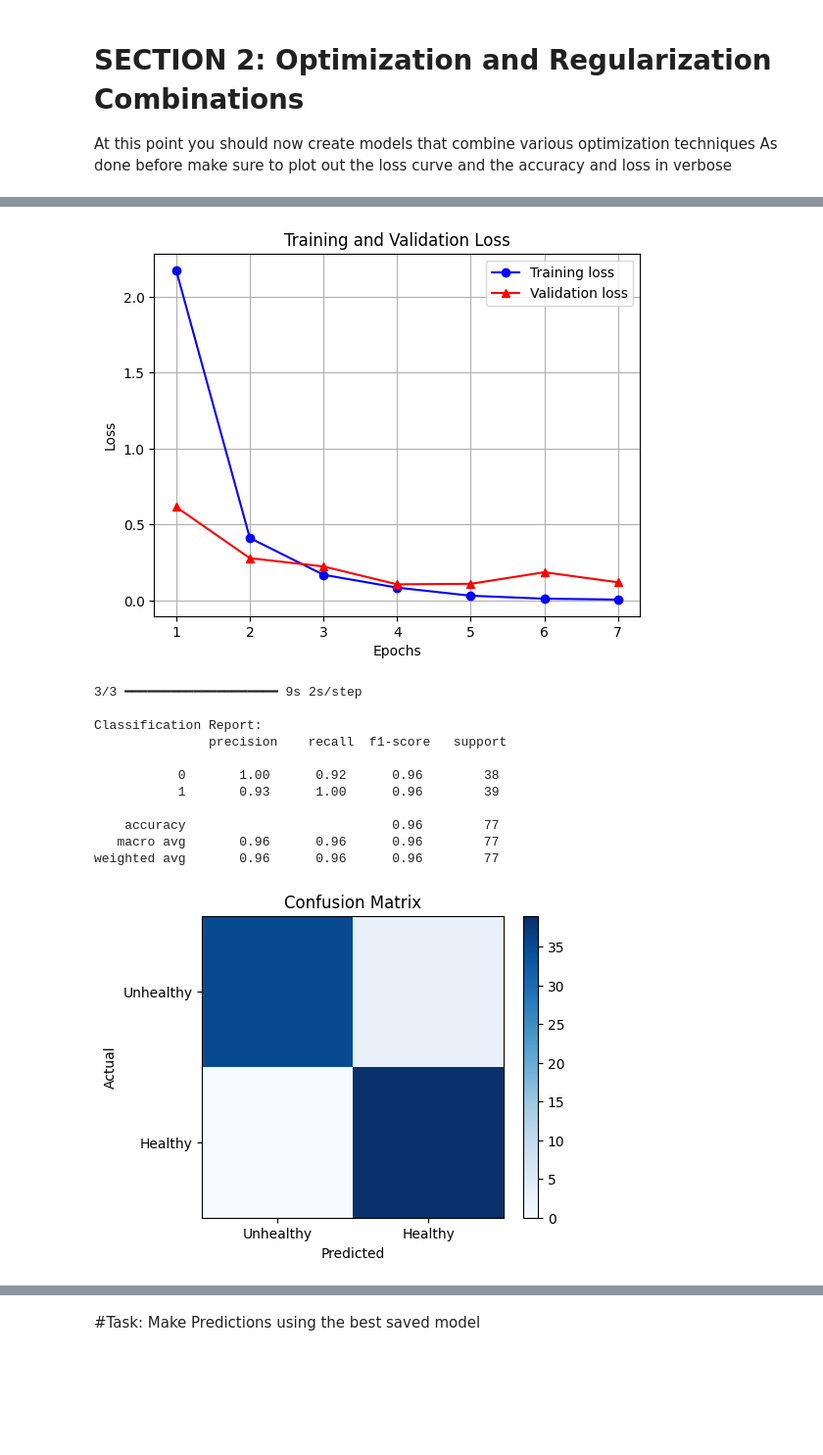
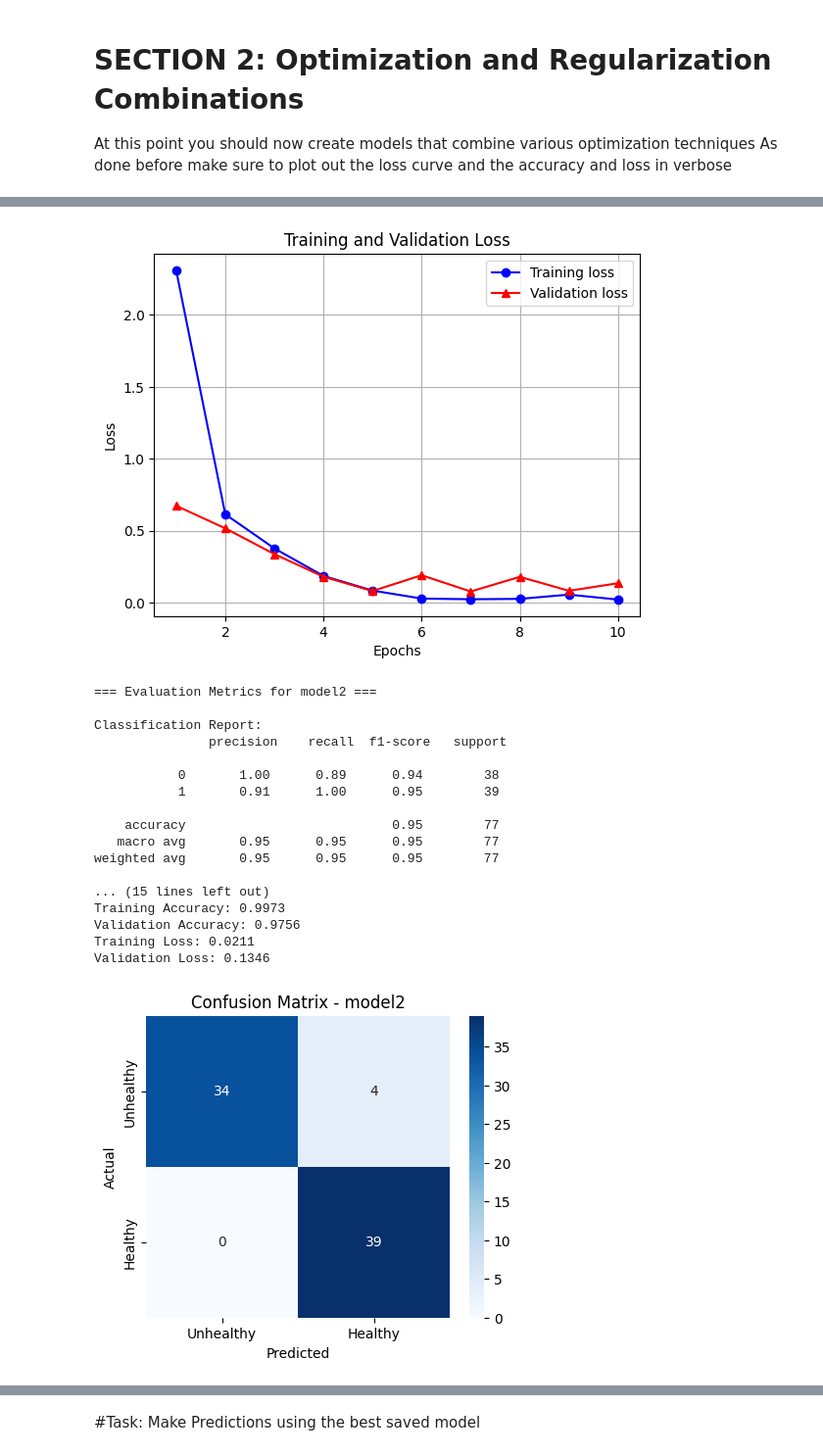
Before and after one commit to Afsaumutoniwase/Farmsmart_model_training_and_evaluation, a Jupyter notebook: Summative_Intro_to_ml_Afsa Umutoniwase_assignment.ipynb, the cells around one changed output, grey strips where cells are left out. Shown at 98% size. Drawn from its saved outputs; the diff is of its cells as text; code cells hidden in the pictures; blank space fills up the shorter version.

```diff
--- a/Summative_Intro_to_ml_Afsa Umutoniwase_assignment.ipynb
+++ b/Summative_Intro_to_ml_Afsa Umutoniwase_assignment.ipynb
@@ -105,7 +111,8 @@ def define_model(optimizer_name='adam',
                  learning_rate=0.001,
                  epochs=10,
                  train_data=None,
-                 val_data=None):
+                 val_data=None,
+                 model_name='model'):
 
     # Define regularizer
     regularizer = None
@@ -136,6 +143,8 @@ def define_model(optimizer_name='adam',
 
     model.add(Dense(1, activation='sigmoid'))
 
+    num_layers = len(model.layers)
+
     # Compile model
     model.compile(optimizer=optimizer, loss='binary_crossentropy', metrics=['accuracy'])
 
@@ -151,6 +160,18 @@ def define_model(optimizer_name='adam',
         epochs=epochs,
         callbacks=callbacks
     )
+    config = {
+        'model_name': model_name,
+        'optimizer_name': optimizer_name,
+        'regularization_type': regularization_type,
+        'early_stopping': early_stopping,
+        'dropout': dropout,
+        'learning_rate': learning_rate,
+        'epochs_planned': epochs,
+        'epochs_trained': len(history.history['loss']),
+        'num_layers': num_layers,
+        'history': history.history
+    }
 
-    return model, history
+    return model, history, config
 # %%
@@ -203,20 +221,3 @@ def loss_curve_plot(history):
     plt.legend()
     plt.grid(True)
     plt.show()
-# %%
-def evaluate_model(model, test_gen):
-    preds = model.predict(test_gen)
-    y_pred = np.round(preds).astype(int)
-    y_true = test_gen.classes
-
-    print("\nClassification Report:\n", classification_report(y_true, y_pred))
-    cm = confusion_matrix(y_true, y_pred)
-    plt.figure(figsize=(5, 4))
-    plt.imshow(cm, cmap='Blues')
-    plt.title("Confusion Matrix")
-    plt.colorbar()
-    plt.xlabel("Predicted")
-    plt.ylabel("Actual")
-    plt.xticks([0, 1], ['Unhealthy', 'Healthy'])
-    plt.yticks([0, 1], ['Unhealthy', 'Healthy'])
-    plt.show()
@@ -244,19 +306,20 @@ weighted avg       0.98      0.97      0.97        77
 At this point you should now create models that combine various optimization techniques
 As done before make sure to plot out the loss curve and the accuracy and loss in verbose
 # %%
-model2, history2 = define_model(
+model2, history2, config2 = define_model(
     optimizer_name='adam',
-    regularization_type= None,
+    regularization_type= Dropout,
     early_stopping=True,
     dropout=0.3,
     learning_rate=0.001,
     epochs=10,
     train_data=train_gen,
-    val_data=val_gen
+    val_data=val_gen,
+    model_name='model2'
 )
 model2.save('saved_models/model2_adam&dropout.h5')
 
 loss_curve_plot(history2)
-evaluate_model(model2, test_gen)
+evaluate_model(model2, test_gen, config2)
 # %% [output]
 Epoch 1/10
@@ -276,15 +345,21 @@ Epoch 7/10
 WARNING:absl:You are saving your model as an HDF5 file via `model.save()` or `keras.saving.save_model(model)`. This file format is considered legacy. We recommend using instead the native Keras format ...
-[figure, old version]
+[figure, new version]
-3/3 ━━━━━━━━━━━━━━━━━━━━ 9s 2s/step
+=== Evaluation Metrics for model2 ===
 
 Classification Report:
                precision    recall  f1-score   support
 
-           0       1.00      0.92      0.96        38
-           1       0.93      1.00      0.96        39
+           0       1.00      0.89      0.94        38
+           1       0.91      1.00      0.95        39
 
-    accuracy                           0.96        77
-   macro avg       0.96      0.96      0.96        77
-weighted avg       0.96      0.96      0.96        77
+    accuracy                           0.95        77
+   macro avg       0.95      0.95      0.95        77
+weighted avg       0.95      0.95      0.95        77
+
+... (15 lines left out)
+Training Accuracy: 0.9973
+Validation Accuracy: 0.9756
+Training Loss: 0.0211
+Validation Loss: 0.1346
-[figure, old version]
+[figure, new version]
 # %%
```
Also changed, not shown: parts of 13 cells of this notebook.
